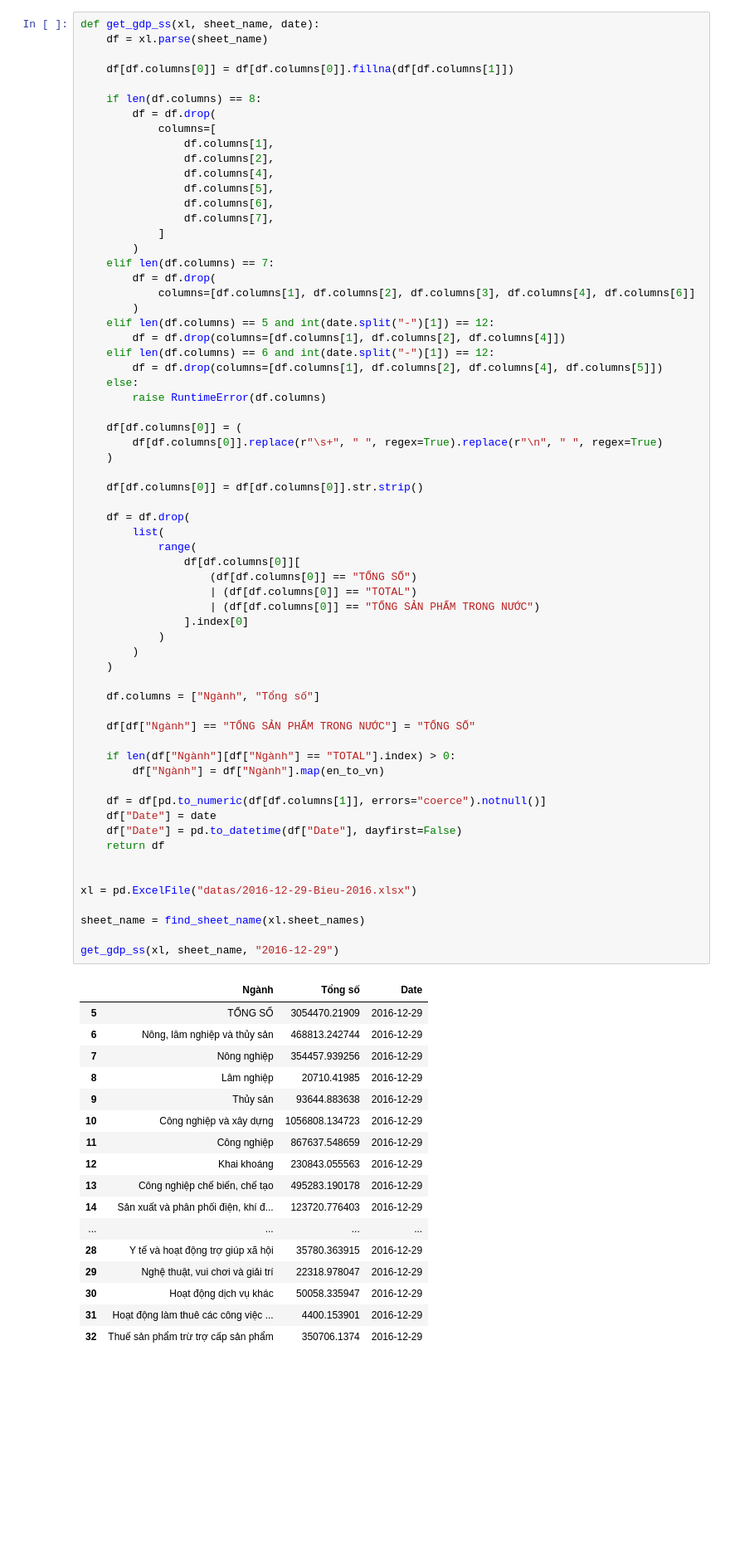
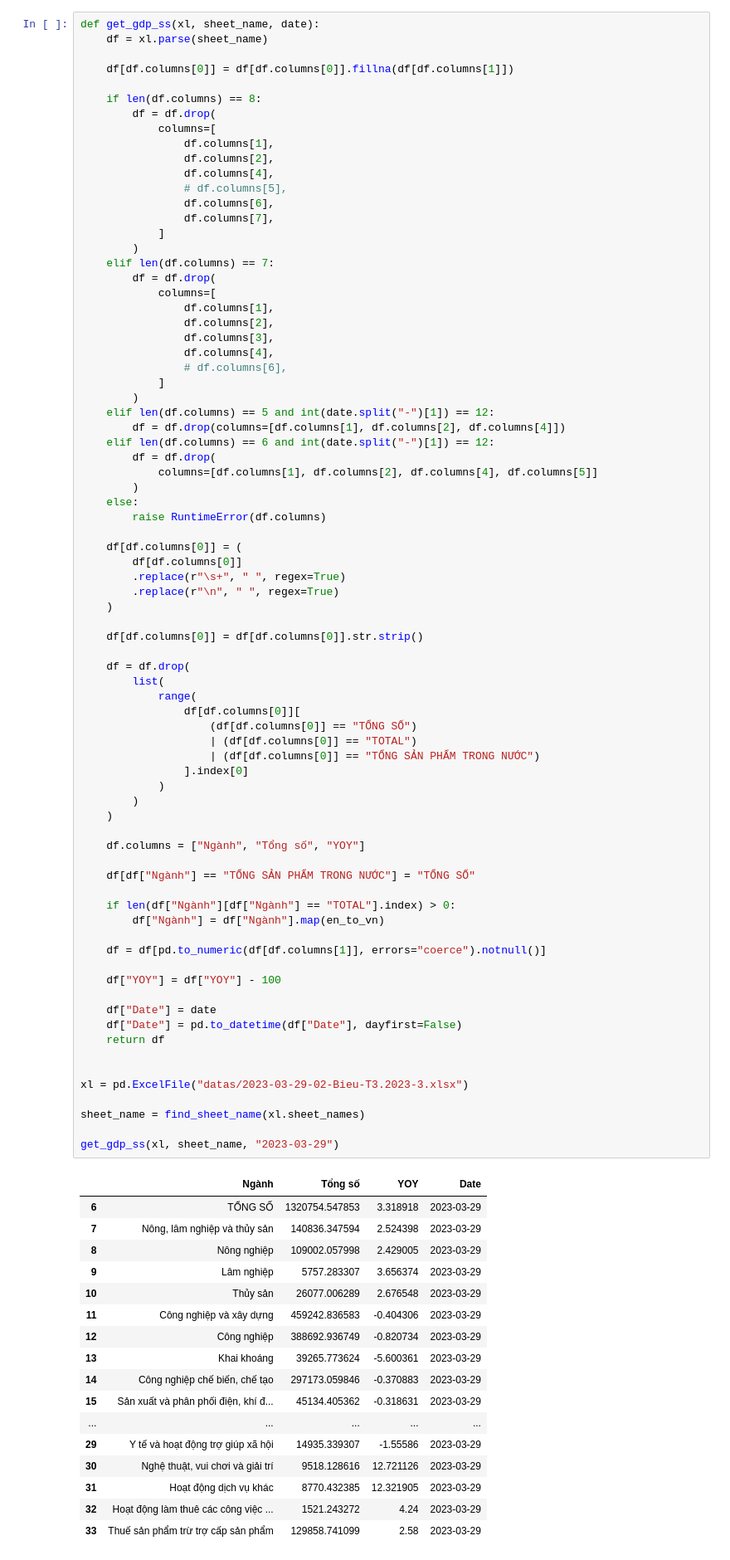
Before and after one commit to hiennguyen9874/vn-macroeconomics, a Jupyter notebook: GDP.ipynb, the cells around one changed output. Shown at 83% size. Saved outputs shown, nothing was run; the diff lists cells and outputs as text; blank space fills up the shorter version.

```diff
--- a/GDP.ipynb
+++ b/GDP.ipynb
@@ -72,76 +72,89 @@ def get_gdp_ss(xl, sheet_name, date):
                 df.columns[1],
                 df.columns[2],
                 df.columns[4],
-                df.columns[5],
+                # df.columns[5],
                 df.columns[6],
                 df.columns[7],
             ]
         )
     elif len(df.columns) == 7:
         df = df.drop(
-            columns=[df.columns[1], df.columns[2], df.columns[3], df.columns[4], df.columns[6]]
+            columns=[
+                df.columns[1],
+                df.columns[2],
+                df.columns[3],
+                df.columns[4],
+                # df.columns[6],
+            ]
         )
     elif len(df.columns) == 5 and int(date.split("-")[1]) == 12:
         df = df.drop(columns=[df.columns[1], df.columns[2], df.columns[4]])
     elif len(df.columns) == 6 and int(date.split("-")[1]) == 12:
-        df = df.drop(columns=[df.columns[1], df.columns[2], df.columns[4], df.columns[5]])
+        df = df.drop(
+            columns=[df.columns[1], df.columns[2], df.columns[4], df.columns[5]]
+        )
     else:
         raise RuntimeError(df.columns)
 
     df[df.columns[0]] = (
-        df[df.columns[0]].replace(r"\s+", " ", regex=True).replace(r"\n", " ", regex=True)
+        df[df.columns[0]]
+        .replace(r"\s+", " ", regex=True)
+        .replace(r"\n", " ", regex=True)
     )
 
     df[df.columns[0]] = df[df.columns[0]].str.strip()
 
     df = df.drop(
         list(
             range(
                 df[df.columns[0]][
                     (df[df.columns[0]] == "TỔNG SỐ")
                     | (df[df.columns[0]] == "TOTAL")
                     | (df[df.columns[0]] == "TỔNG SẢN PHẨM TRONG NƯỚC")
                 ].index[0]
             )
         )
     )
 
-    df.columns = ["Ngành", "Tổng số"]
+    df.columns = ["Ngành", "Tổng số", "YOY"]
 
     df[df["Ngành"] == "TỔNG SẢN PHẨM TRONG NƯỚC"] = "TỔNG SỐ"
 
     if len(df["Ngành"][df["Ngành"] == "TOTAL"].index) > 0:
         df["Ngành"] = df["Ngành"].map(en_to_vn)
 
     df = df[pd.to_numeric(df[df.columns[1]], errors="coerce").notnull()]
+
+    df["YOY"] = df["YOY"] - 100
+
     df["Date"] = date
     df["Date"] = pd.to_datetime(df["Date"], dayfirst=False)
     return df
 
 
-xl = pd.ExcelFile("datas/2016-12-29-Bieu-2016.xlsx")
+xl = pd.ExcelFile("datas/2023-03-29-02-Bieu-T3.2023-3.xlsx")
 
 sheet_name = find_sheet_name(xl.sheet_names)
 
-get_gdp_ss(xl, sheet_name, "2016-12-29")
+get_gdp_ss(xl, sheet_name, "2023-03-29")
 # %% [output]
-|  | Ngành | Tổng số | Date |
-| 5 | TỔNG SỐ | 3054470.21909 | 2016-12-29 |
-| 6 | Nông, lâm nghiệp và thủy sản | 468813.242744 | 2016-12-29 |
-| 7 | Nông nghiệp | 354457.939256 | 2016-12-29 |
-| 8 | Lâm nghiệp | 20710.41985 | 2016-12-29 |
-| 9 | Thủy sản | 93644.883638 | 2016-12-29 |
-| 10 | Công nghiệp và xây dựng | 1056808.134723 | 2016-12-29 |
-| 11 | Công nghiệp | 867637.548659 | 2016-12-29 |
-| 12 | Khai khoáng | 230843.055563 | 2016-12-29 |
-| 13 | Công nghiệp chế biến, chế tạo | 495283.190178 | 2016-12-29 |
-| 14 | Sản xuất và phân phối điện, khí đ... | 123720.776403 | 2016-12-29 |
-| ... | ... | ... | ... |
-| 28 | Y tế và hoạt động trợ giúp xã hội | 35780.363915 | 2016-12-29 |
-| 29 | Nghệ thuật, vui chơi và giải trí | 22318.978047 | 2016-12-29 |
-| 30 | Hoạt động dịch vụ khác | 50058.335947 | 2016-12-29 |
-| 31 | Hoạt động làm thuê các công việc ... | 4400.153901 | 2016-12-29 |
-| 32 | Thuế sản phẩm trừ trợ cấp sản phẩm | 350706.1374 | 2016-12-29 |
+|  | Ngành | Tổng số | YOY | Date |
+| 6 | TỔNG SỐ | 1320754.547853 | 3.318918 | 2023-03-29 |
+| 7 | Nông, lâm nghiệp và thủy sản | 140836.347594 | 2.524398 | 2023-03-29 |
+| 8 | Nông nghiệp | 109002.057998 | 2.429005 | 2023-03-29 |
+| 9 | Lâm nghiệp | 5757.283307 | 3.656374 | 2023-03-29 |
+| 10 | Thủy sản | 26077.006289 | 2.676548 | 2023-03-29 |
+| 11 | Công nghiệp và xây dựng | 459242.836583 | -0.404306 | 2023-03-29 |
+| 12 | Công nghiệp | 388692.936749 | -0.820734 | 2023-03-29 |
+| 13 | Khai khoáng | 39265.773624 | -5.600361 | 2023-03-29 |
+| 14 | Công nghiệp chế biến, chế tạo | 297173.059846 | -0.370883 | 2023-03-29 |
+| 15 | Sản xuất và phân phối điện, khí đ... | 45134.405362 | -0.318631 | 2023-03-29 |
+| ... | ... | ... | ... | ... |
+| 29 | Y tế và hoạt động trợ giúp xã hội | 14935.339307 | -1.55586 | 2023-03-29 |
+| 30 | Nghệ thuật, vui chơi và giải trí | 9518.128616 | 12.721126 | 2023-03-29 |
+| 31 | Hoạt động dịch vụ khác | 8770.432385 | 12.321905 | 2023-03-29 |
+| 32 | Hoạt động làm thuê các công việc ... | 1521.243272 | 4.24 | 2023-03-29 |
+| 33 | Thuế sản phẩm trừ trợ cấp sản phẩm | 129858.741099 | 2.58 | 2023-03-29 |
 # %%
 import os
 import contextlib
```
Also changed, not shown: parts of 4 cells of this notebook, 7 other files.
